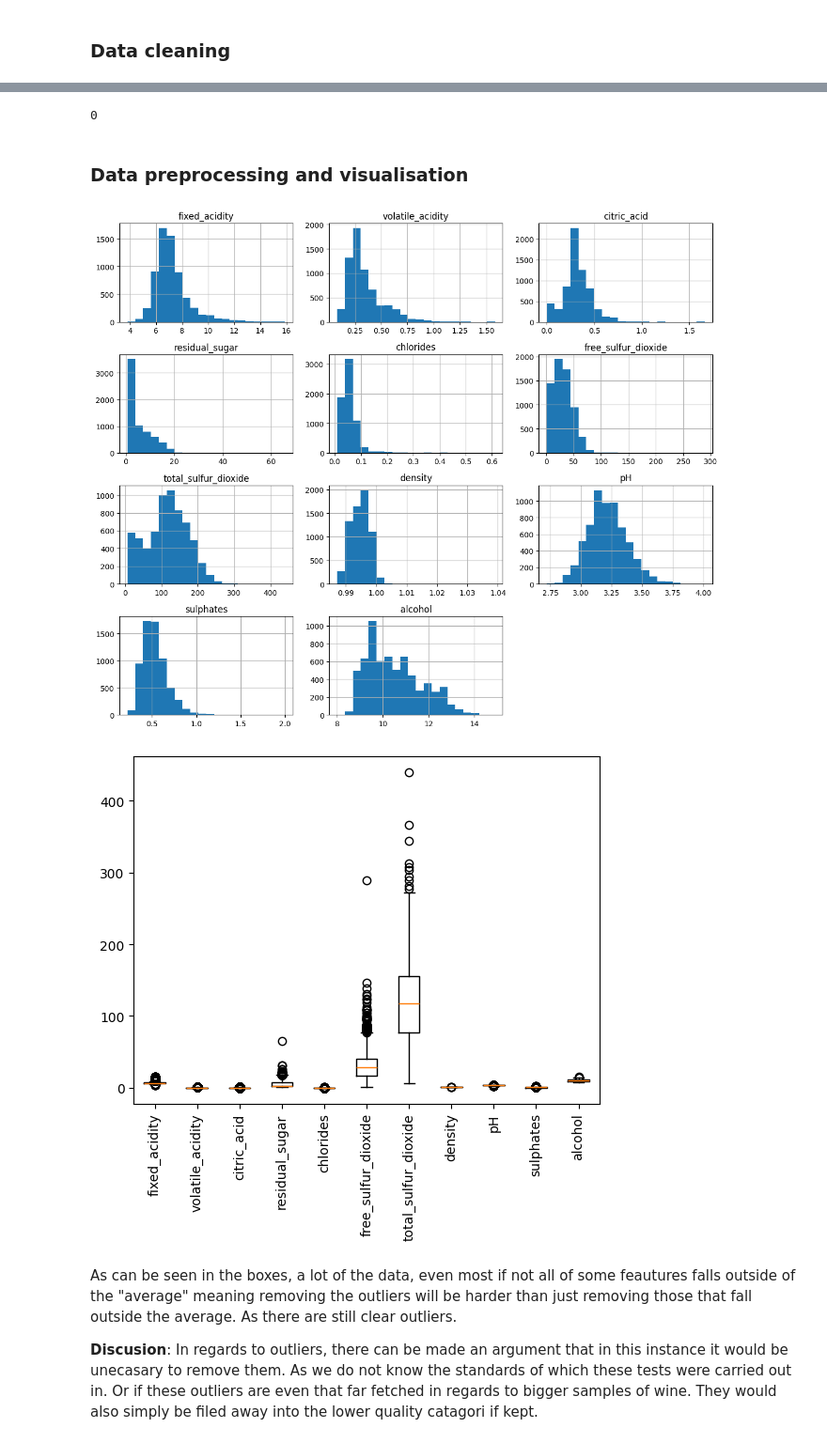
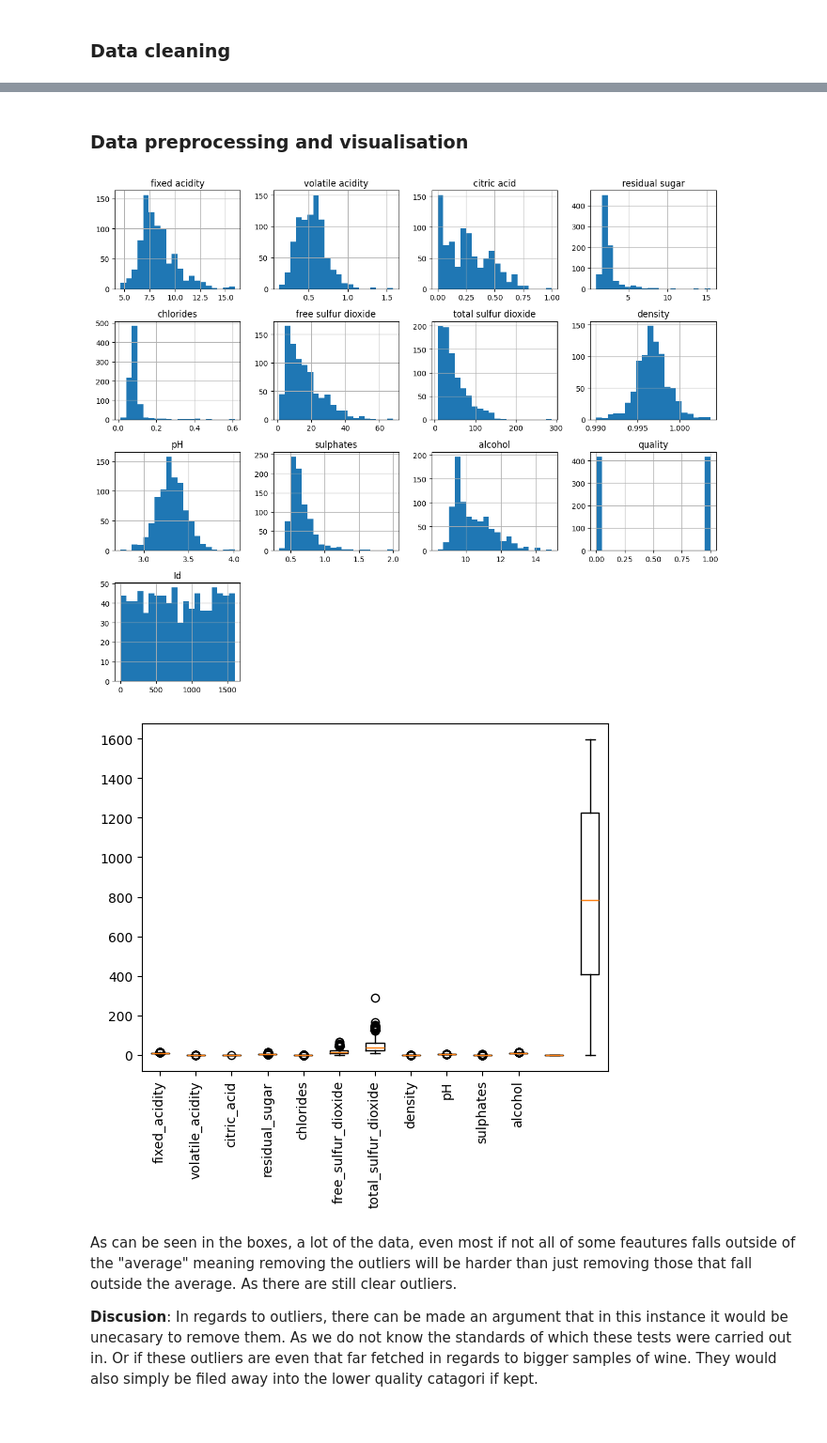
Before and after one commit to sondre04aasheim-spec/Deliverable_3_DAT200, a Jupyter notebook: CA3_template_group_30.ipynb, the cells around one changed output, grey strips where cells are left out. Shown at 94% size. Drawn from its saved outputs; the diff is of its cells as text; code cells hidden in the pictures.

```diff
--- a/CA3_template_group_30.ipynb
+++ b/CA3_template_group_30.ipynb
@@ -55,0 +18,7 @@ print(wine_q.variables)
+# %%
+# Downloading of the data through internal files
+wine_train = pd.read_csv("train.csv")
+wine_test = pd.read_csv("test.csv")
+
+# printing the data to get a look
+print(wine_train)
@@ -117,26 +108,21 @@ print(X.isna().sum().sum())
-# %%
-missing_values = (Z["missing_values"] == "yes").sum()
-print(missing_values)
-# %% [output]
-0
 # %% [markdown]
 ### Data preprocessing and visualisation
 # %%
 # To display a visualisation of the the various feautures
-X.hist(figsize=(12, 10), bins=20)
+wine_train.hist(figsize=(12, 10), bins=20)
 plt.tight_layout()
 plt.show()
 
 # Displaying the outliers by directly showing where different samples cluster together, and by extension the outliers
-plt.boxplot(X)
+plt.boxplot(wine_train)
 plt.xticks([1, 2, 3, 4, 5, 6, 7, 8, 9, 10, 11],
            ["fixed_acidity", "volatile_acidity", "citric_acid", "residual_sugar", "chlorides",
             "free_sulfur_dioxide", "total_sulfur_dioxide", "density", "pH", "sulphates", "alcohol"],
             rotation=90)
 plt.show()
 # %% [output]
-[figure, old version]
+[figure, new version]
-[figure, old version]
+[figure, new version]
 # %% [markdown]
 As can be seen in the boxes, a lot of the data, even most if not all of some feautures falls outside of the "average" meaning removing the outliers will be harder than just removing those that fall outside the average. As there are still clear outliers.
 
```
Also changed, not shown: parts of 13 cells of this notebook, 2 other files.
